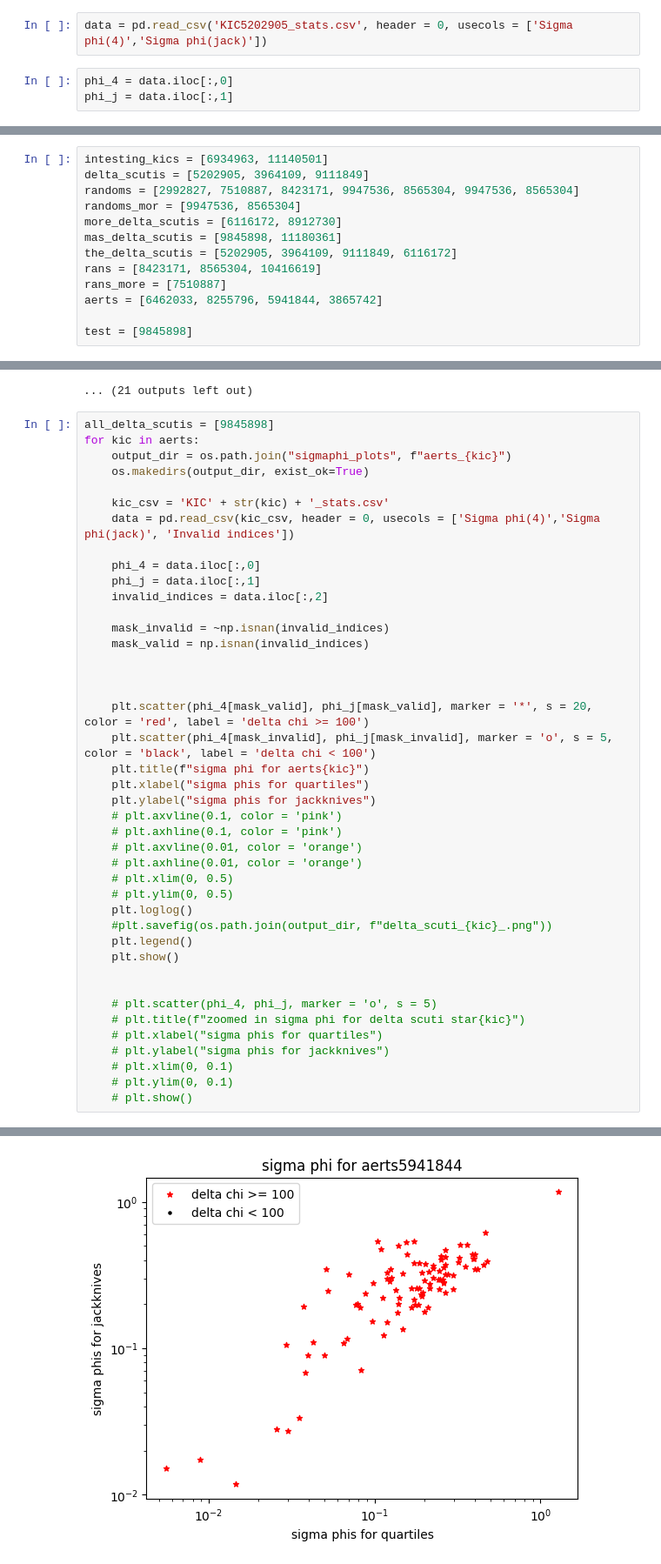
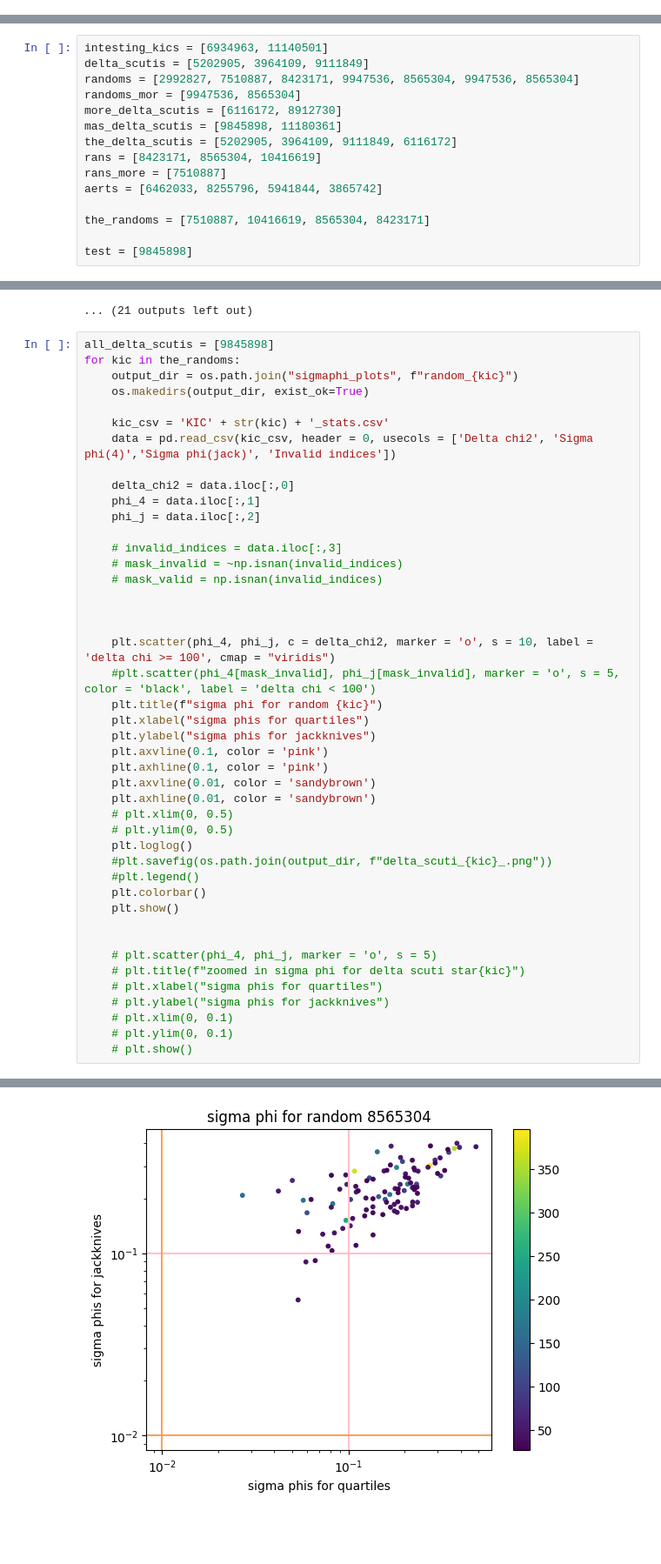
Before and after one commit to nanamiller/hogg_project, a Jupyter notebook: oscillator_catalog/sigmaphi_plotting.ipynb, the cells around one changed output, grey strips where cells are left out. Shown at 87% size. Drawn from its saved outputs; the diff is of its cells as text; blank space fills up the shorter version.

Commit message:
plotting details

```diff
--- a/oscillator_catalog/sigmaphi_plotting.ipynb
+++ b/oscillator_catalog/sigmaphi_plotting.ipynb
@@ -8,8 +8,3 @@ import importlib
 importlib.reload(nana)
 %reload_ext autoreload
 %autoreload 2
-# %%
-data = pd.read_csv('KIC5202905_stats.csv', header = 0, usecols = ['Sigma phi(4)','Sigma phi(jack)'])
-# %%
-phi_4 = data.iloc[:,0]
-phi_j = data.iloc[:,1]
@@ -49,6 +20,8 @@ rans = [8423171, 8565304, 10416619]
 rans_more = [7510887]
 aerts = [6462033, 8255796, 5941844, 3865742]
 
+the_randoms = [7510887, 10416619, 8565304, 8423171]
+
 test = [9845898]
 # %%
 for kic in aerts:
@@ -89,36 +62,38 @@ nana.get_kepler_data() took 1.3491339683532715 seconds
 ... (21 outputs left out)
 # %%
 all_delta_scutis = [9845898]
-for kic in aerts:
-    output_dir = os.path.join("sigmaphi_plots", f"aerts_{kic}")
+for kic in the_randoms:
+    output_dir = os.path.join("sigmaphi_plots", f"random_{kic}")
     os.makedirs(output_dir, exist_ok=True)
 
     kic_csv = 'KIC' + str(kic) + '_stats.csv'
-    data = pd.read_csv(kic_csv, header = 0, usecols = ['Sigma phi(4)','Sigma phi(jack)', 'Invalid indices'])
+    data = pd.read_csv(kic_csv, header = 0, usecols = ['Delta chi2', 'Sigma phi(4)','Sigma phi(jack)', 'Invalid indices'])
 
-    phi_4 = data.iloc[:,0]
-    phi_j = data.iloc[:,1]
-    invalid_indices = data.iloc[:,2]
+    delta_chi2 = data.iloc[:,0]
+    phi_4 = data.iloc[:,1]
+    phi_j = data.iloc[:,2]
 
-    mask_invalid = ~np.isnan(invalid_indices)
-    mask_valid = np.isnan(invalid_indices)
+    # invalid_indices = data.iloc[:,3]
+    # mask_invalid = ~np.isnan(invalid_indices)
+    # mask_valid = np.isnan(invalid_indices)
 
 
 
-    plt.scatter(phi_4[mask_valid], phi_j[mask_valid], marker = '*', s = 20, color = 'red', label = 'delta chi >= 100')
-    plt.scatter(phi_4[mask_invalid], phi_j[mask_invalid], marker = 'o', s = 5, color = 'black', label = 'delta chi < 100')
-    plt.title(f"sigma phi for aerts{kic}")
+    plt.scatter(phi_4, phi_j, c = delta_chi2, marker = 'o', s = 10, label = 'delta chi >= 100', cmap = "viridis")
+    #plt.scatter(phi_4[mask_invalid], phi_j[mask_invalid], marker = 'o', s = 5, color = 'black', label = 'delta chi < 100')
+    plt.title(f"sigma phi for random {kic}")
     plt.xlabel("sigma phis for quartiles")
     plt.ylabel("sigma phis for jackknives")
-    # plt.axvline(0.1, color = 'pink')
-    # plt.axhline(0.1, color = 'pink')
-    # plt.axvline(0.01, color = 'orange')
-    # plt.axhline(0.01, color = 'orange')
+    plt.axvline(0.1, color = 'pink')
+    plt.axhline(0.1, color = 'pink')
+    plt.axvline(0.01, color = 'sandybrown')
+    plt.axhline(0.01, color = 'sandybrown')
     # plt.xlim(0, 0.5)
     # plt.ylim(0, 0.5)
     plt.loglog()
     #plt.savefig(os.path.join(output_dir, f"delta_scuti_{kic}_.png"))
-    plt.legend()
+    #plt.legend()
+    plt.colorbar()
     plt.show()
 
 
@@ -135 +110 @@ for kic in aerts:
-[figure, old version]
+[figure, new version]
```
Also changed, not shown: parts of 4 cells of this notebook.
